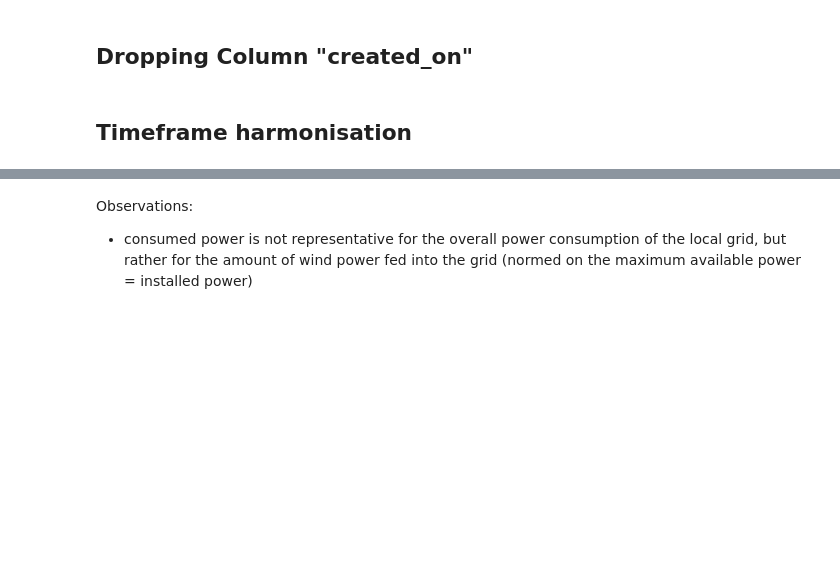
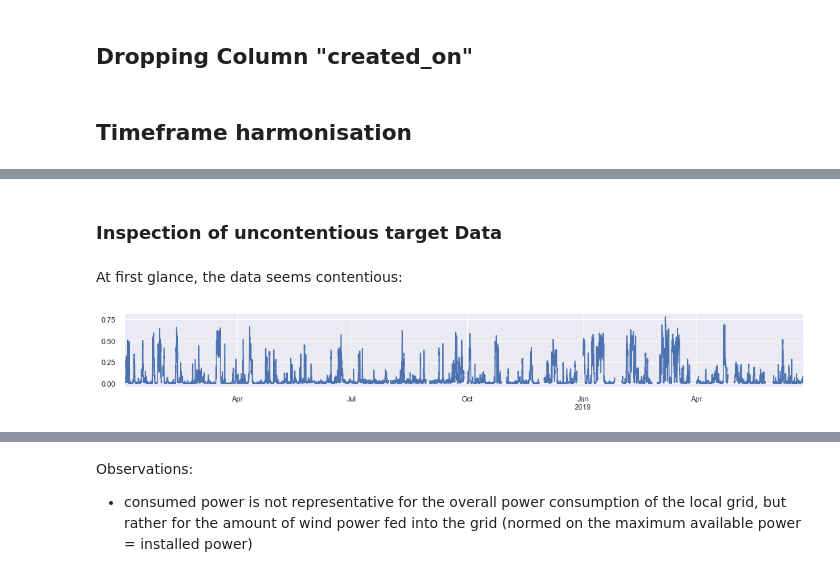
Before and after one commit to JonJae/TimeSeriesPrediction_FeedInMngmt, a Jupyter notebook: FeedInMngmt_EDA.ipynb, the cells around one changed output, grey strips where cells are left out. Cells and saved outputs as stored; diff of their text form; code cells hidden in the pictures; blank space fills up the shorter version.

```diff
--- a/FeedInMngmt_EDA.ipynb
+++ b/FeedInMngmt_EDA.ipynb
@@ -183,0 +238,8 @@ msno.matrix(df);
+# %% [markdown]
+### Inspection of uncontentious target Data
+# %% [markdown]
+At first glance, the data seems contentious:
+# %%
+df.target_losses_norm.plot(figsize=(18, 2));
+# %% [output]
+[figure, added]
```
Also changed, not shown: parts of 45 cells of this notebook, 3 other files.
